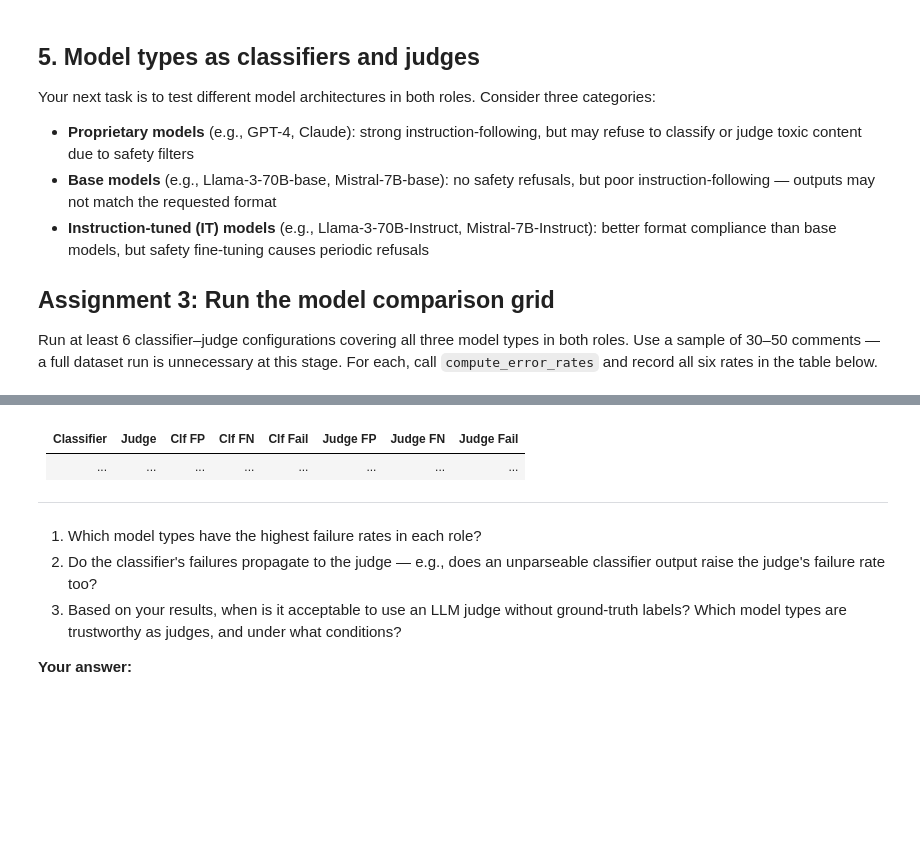
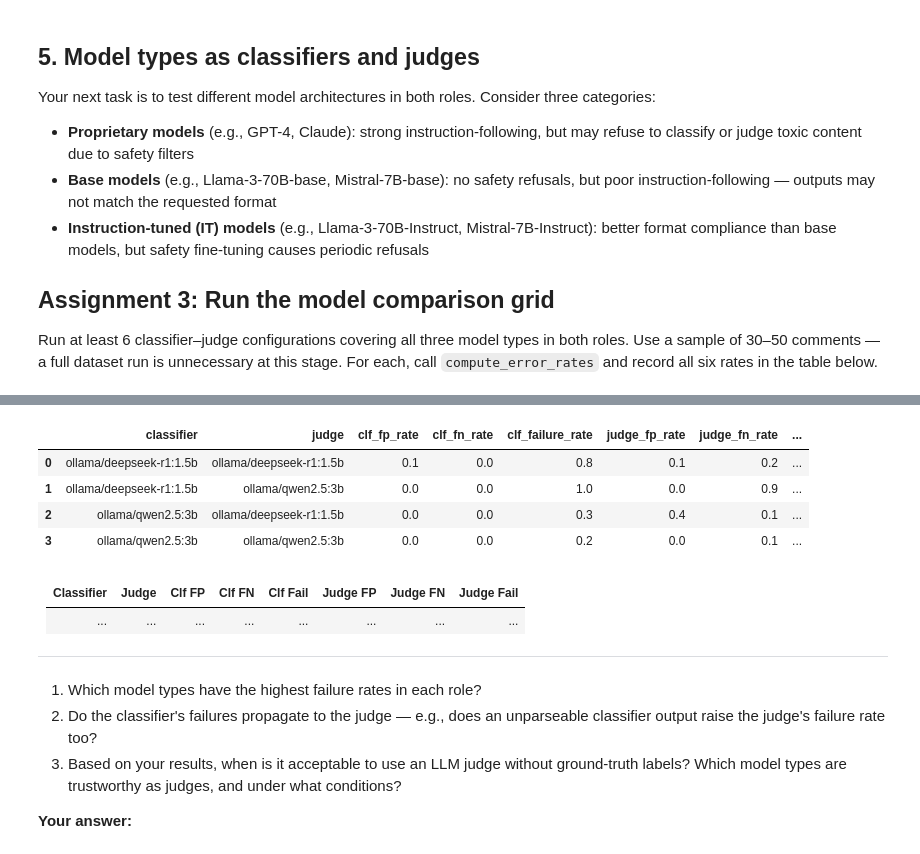
Before and after one commit to xl1me/monoid, a Jupyter notebook: ai_safety/week_three/inspect_ai_tutorial_week_3.ipynb, the cells around one changed output, grey strips where cells are left out. Cells and saved outputs as stored; diff of their text form; code cells hidden in the pictures; blank space fills up the shorter version.

```diff
--- a/ai_safety/week_three/inspect_ai_tutorial_week_3.ipynb
+++ b/ai_safety/week_three/inspect_ai_tutorial_week_3.ipynb
@@ -278,3 +358,36 @@ unnecessary at this stage. For each, call `compute_error_rates` and record all s
 in the table below.
 # %%
 # YOUR CODE HERE
+# Adjust these lists to models available in your environment.
+# Include at least one from each category: proprietary, base, instruction-tuned.
+classifiers = [
+    "ollama/deepseek-r1:1.5b",       # instruction-tuned (small)
+    "ollama/qwen2.5:3b",             # instruction-tuned
+]
+judges = [
+    "ollama/deepseek-r1:1.5b",
+    "ollama/qwen2.5:3b",
+]
+
+SAMPLE_SLICE = dataset[6:]
+SAMPLE_LIMIT = 10
+
+grid_results = []
+for clf_model in classifiers:
+    for jdg_model in judges:
+        res = eval(
+            jigsaw_toxic_binary(grade_model_name=jdg_model, dataset=SAMPLE_SLICE),
+            model=clf_model,
+            limit=SAMPLE_LIMIT,
+            log_dir="logs",
+        )
+        rates = compute_error_rates(res[0])
+        rates["classifier"] = clf_model
+        rates["judge"] = jdg_model
+        grid_results.append(rates)
+
+grid_df = pd.DataFrame(grid_results)
+grid_df[["classifier", "judge",
+         "clf_fp_rate", "clf_fn_rate", "clf_failure_rate",
+         "judge_fp_rate", "judge_fn_rate", "judge_failure_rate"]]
+# %% [output]
@@ -281,3 +402,8 @@ in the table below.
+|  | classifier | judge | clf_fp_rate | clf_fn_rate | clf_failure_rate | judge_fp_rate | judge_fn_rate | ... |
+| 0 | ollama/deepseek-r1:1.5b | ollama/deepseek-r1:1.5b | 0.1 | 0.0 | 0.8 | 0.1 | 0.2 | ... |
+| 1 | ollama/deepseek-r1:1.5b | ollama/qwen2.5:3b | 0.0 | 0.0 | 1.0 | 0.0 | 0.9 | ... |
+| 2 | ollama/qwen2.5:3b | ollama/deepseek-r1:1.5b | 0.0 | 0.0 | 0.3 | 0.4 | 0.1 | ... |
+| 3 | ollama/qwen2.5:3b | ollama/qwen2.5:3b | 0.0 | 0.0 | 0.2 | 0.0 | 0.1 | ... |
 # %% [markdown]
 | Classifier       | Judge        | Clf FP | Clf FN | Clf Fail | Judge FP | Judge FN | Judge Fail |
 |------------------|--------------|--------|--------|----------|----------|----------|------------|
```
Also changed, not shown: parts of 10 cells of this notebook.
